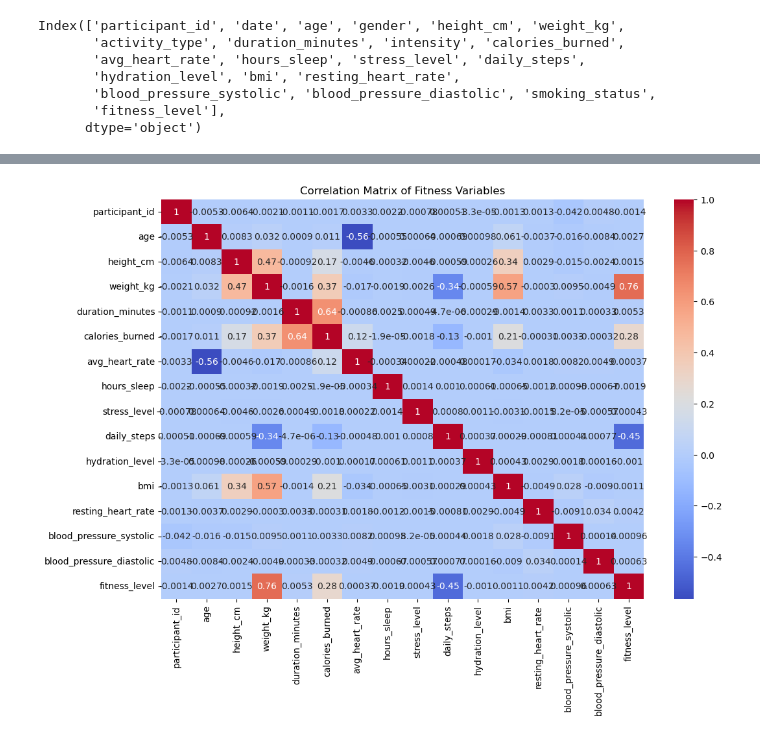
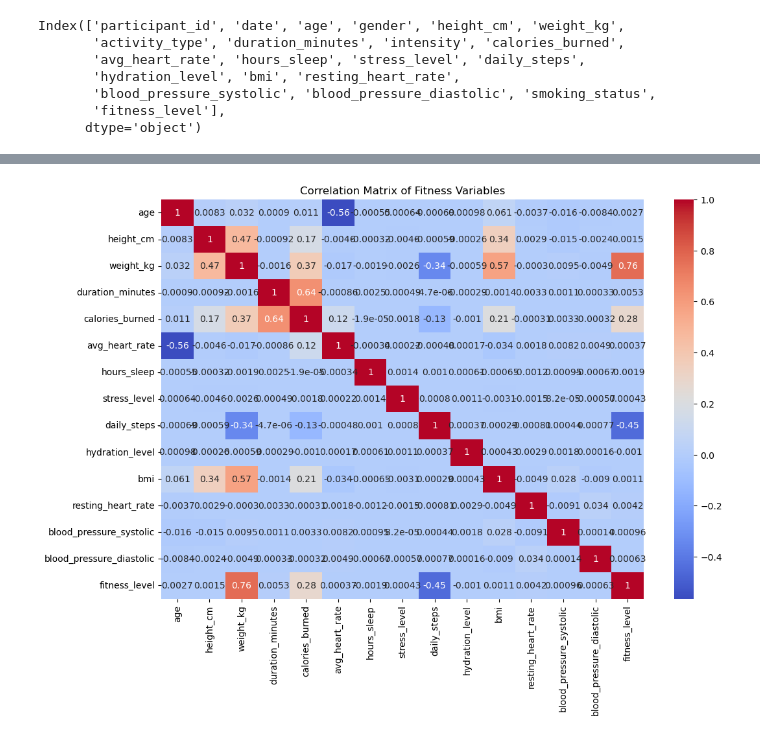
Before and after one commit to Salmanza1/Anjos-elements-of-computing-ii, a Jupyter notebook: Portfolio 1/fitness_eda.ipynb, the cells around one changed output, grey strips where cells are left out. Saved outputs shown, nothing was run; the diff lists cells and outputs as text; code cells hidden in the pictures.

```diff
--- a/Portfolio 1/fitness_eda.ipynb
+++ b/Portfolio 1/fitness_eda.ipynb
@@ -135,3 +140,5 @@ SECTION 2:
 # %%
 #Dye to the dataset having over 680,000 rowos I cwill create a smaller random sample of 10,000 rows to make it easier to work with.
-df_sample = df.sample(10000, random_state=42)
+corr_matrix = df.drop(columns=["participant_id"]).corr(numeric_only=True)
+
+corr_matrix
@@ -138,6 +162,7 @@ df_sample = df.sample(10000, random_state=42)
 # %%
 # Computing correlations between all numerical variables
-corr_matrix = df.corr(numeric_only=True)
-
-corr_matrix
+plt.figure(figsize=(12,8))
+sns.heatmap(corr_matrix, annot=True, cmap="coolwarm")
+plt.title("Correlation Matrix of Fitness Variables")
+plt.show()
 # %% [output]
@@ -161,10 +169 @@ corr_matrix
+[figure, added]
-# %%
-# Visualize correlations with a heatmap
-plt.figure(figsize=(12,8))
-sns.heatmap(corr_matrix, annot=True, cmap="coolwarm")
-
-plt.title("Correlation Matrix of Fitness Variables")
-
-plt.show()
-# %% [output]
-[figure, removed]
```
Also changed, not shown: parts of 27 cells of this notebook.
